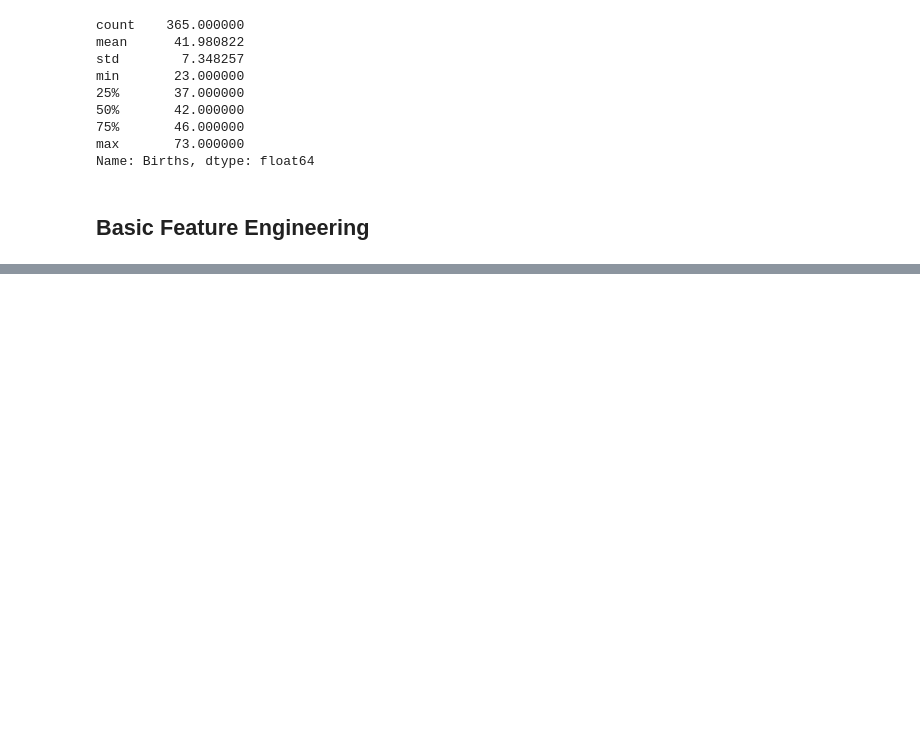
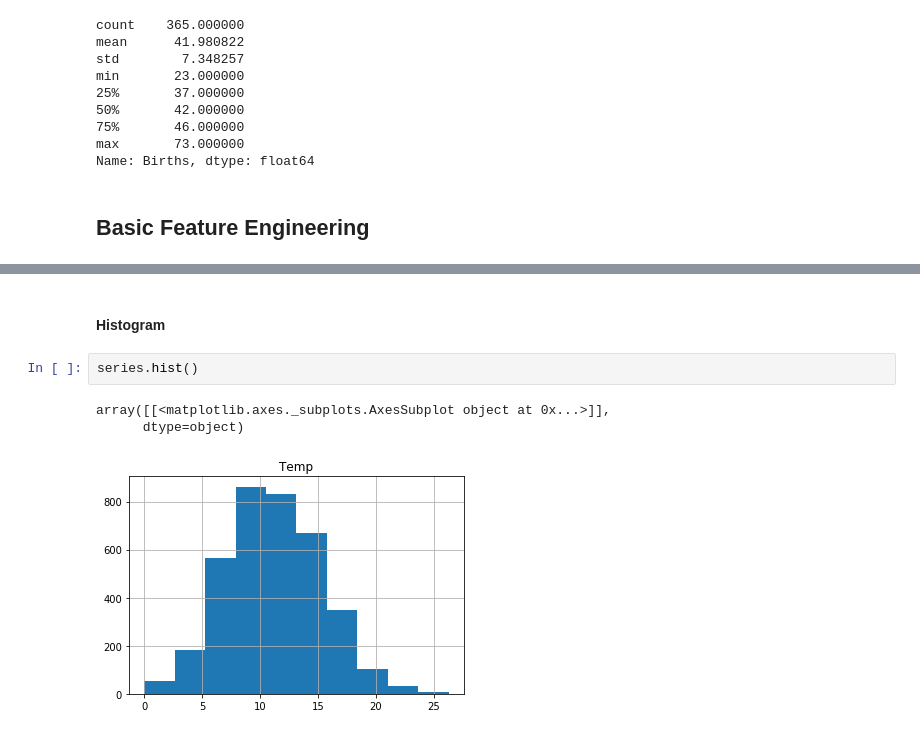
Before and after one commit to srmanj/Time-Series-Exploration, a Jupyter notebook: Time_Series_Notebook.ipynb, the cells around one changed output, grey strips where cells are left out. Drawn from its saved outputs; the diff is of its cells as text; blank space fills up the shorter version.

```diff
--- a/Time_Series_Notebook.ipynb
+++ b/Time_Series_Notebook.ipynb
@@ -39,0 +206,8 @@ Name: Births, dtype: float64
+# %% [markdown]
+#### Histogram
+# %%
+series.hist()
+# %% [output]
+array([[<matplotlib.axes._subplots.AxesSubplot object at 0x...>]],
+      dtype=object)
+[figure, added]
```
Also changed, not shown: parts of 31 cells of this notebook.
